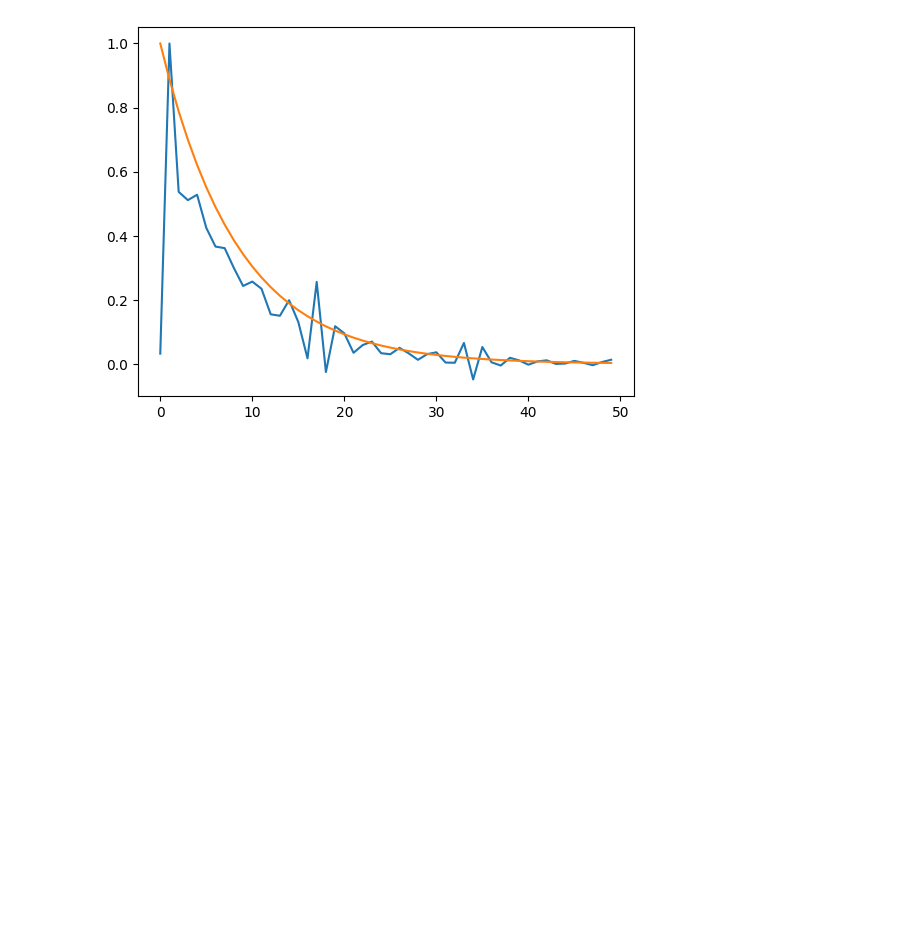
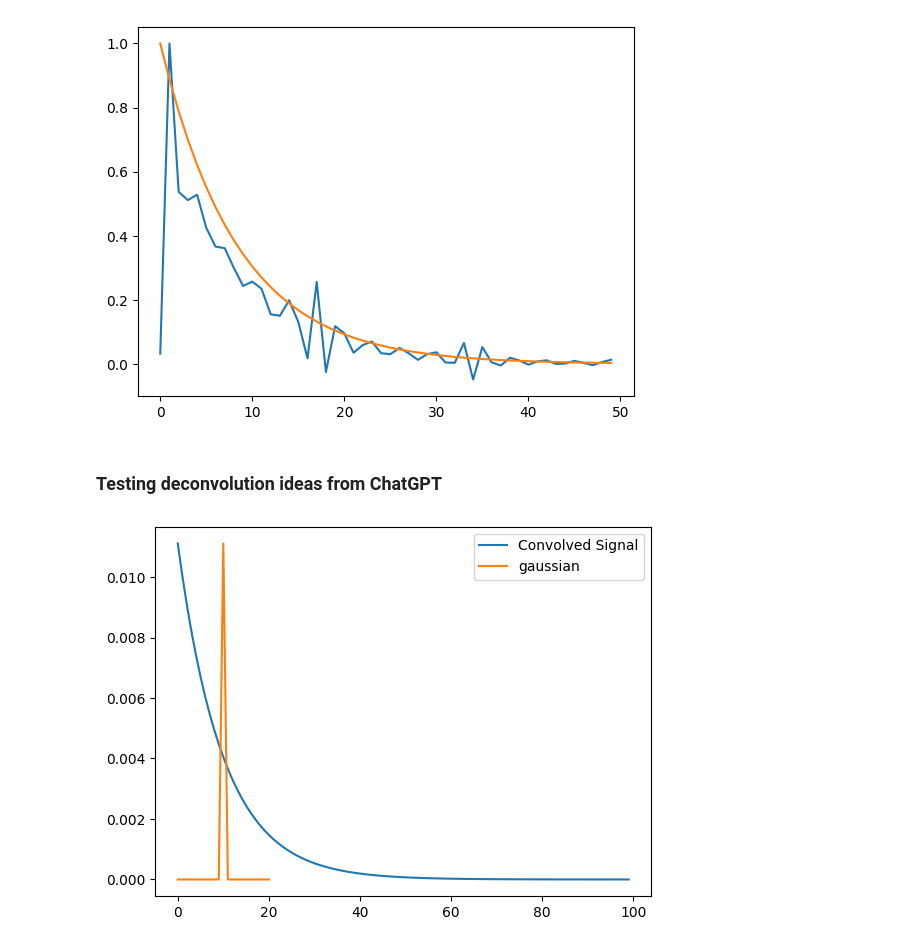
Before and after one commit to zoccoler/FLIM_analysis, a Jupyter notebook: notebooks/creating_IRF.ipynb, the cells around one changed output. Saved outputs shown, nothing was run; the diff lists cells and outputs as text; code cells hidden in the pictures; blank space fills up the shorter version.

```diff
--- a/notebooks/creating_IRF.ipynb
+++ b/notebooks/creating_IRF.ipynb
@@ -179,3 +179,39 @@ plt.plot(normalized_counts[:50])
 # %% [output]
 [<matplotlib.lines.Line2D at 0x...>]
 [figure]
+# %% [markdown]
+### Testing deconvolution ideas from ChatGPT
+# %%
+import numpy as np
+from scipy.signal import convolve
+from scipy.signal import fftconvolve
+from scipy.signal import deconvolve
+
+# Create the original exponential decay signal
+original_length = 100
+original_decay = np.exp(-np.linspace(0, 10, original_length))
+
+# Create the Gaussian PSF
+gaussian_length = 20
+gaussian_psf = np.exp(-((np.arange(-gaussian_length//2, gaussian_length//2 + 1)-0.3) ** 2) / (2 * 0.1 ** 2))
+
+# Convolve the original decay with the Gaussian PSF
+convolved_signal = convolve(original_decay, gaussian_psf, mode='same')
+
+# Perform deconvolution using Richardson-Lucy
+iterations = 100
+restoration = convolved_signal.copy()
+for _ in range(iterations):
+    error = original_decay / fftconvolve(restoration, gaussian_psf, mode='same')
+    restoration *= fftconvolve(error, gaussian_psf[::-1], mode='same')
+
+# Plot the original decay, convolved signal, and the restored signal
+import matplotlib.pyplot as plt
+#plt.plot(original_decay, label='Original Decay')
+plt.plot(convolved_signal, label='Convolved Signal')
+#plt.plot(restoration, label='Restored Signal')
+plt.plot(gaussian_psf, label='gaussian')
+plt.legend()
+plt.show()
+# %% [output]
+[figure, added]
```
Also changed, not shown: parts of 7 cells of this notebook, 1 other file.
